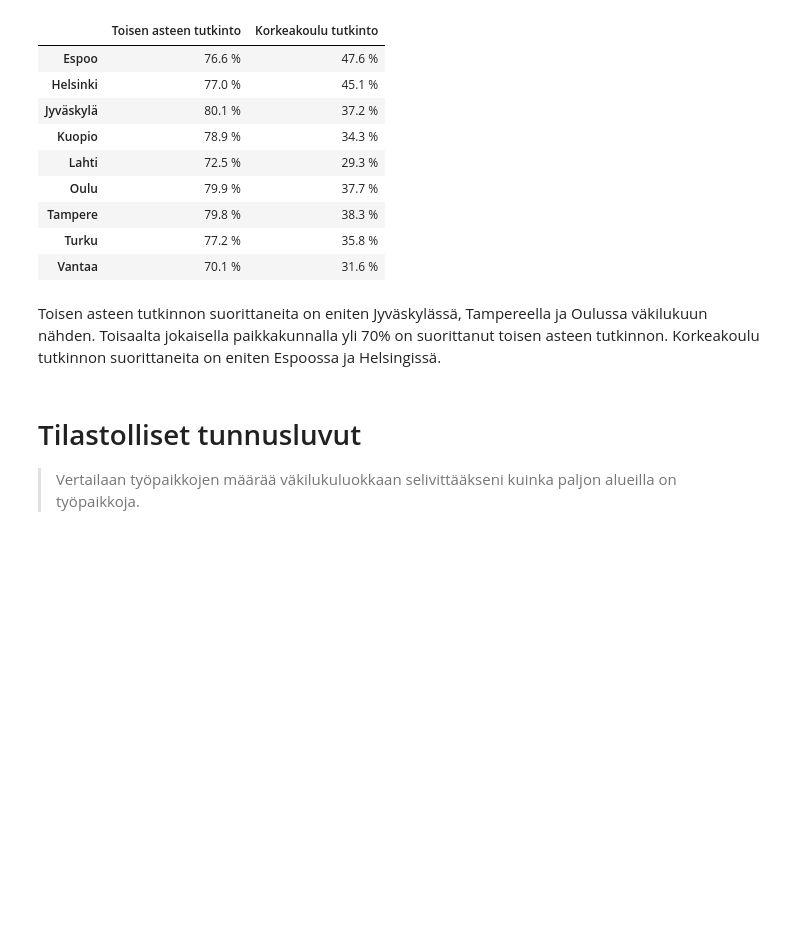
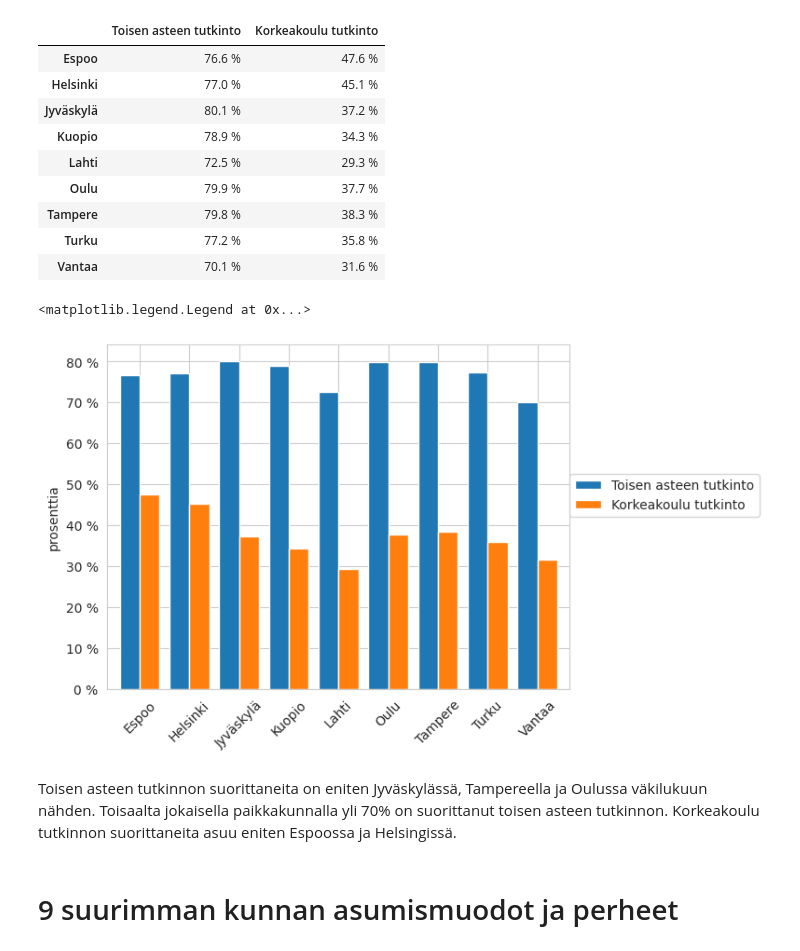
Before and after one commit to JennyMyy/Data-analytiikka, a Jupyter notebook: Kunnat.ipynb, the cells around one changed output. Drawn from its saved outputs; the diff is of its cells as text; code cells hidden in the pictures; blank space fills up the shorter version.

```diff
--- a/Kunnat.ipynb
+++ b/Kunnat.ipynb
@@ -242,9 +287,20 @@ df3.style.format('{:.1f} %').background_gradient(cmap='Greens')
 | Tampere | 79.8 % | 38.3 % |
 | Turku | 77.2 % | 35.8 % |
 | Vantaa | 70.1 % | 31.6 % |
+# %%
+# Tehdään vielä pylväskaavio
+
+df3.plot(kind = 'bar', width = 0.8, rot = 45)
+
+plt.ylabel(f'prosenttia')
+plt.gca().yaxis.set_major_formatter(ticks)
+
+# Selitteen sijoittelu
+plt.legend(loc=(1, 0.5))
+# %% [output]
+<matplotlib.legend.Legend at 0x...>
+[figure, added]
 # %% [markdown]
-Toisen asteen tutkinnon suorittaneita on eniten Jyväskylässä, Tampereella ja Oulussa väkilukuun nähden. Toisaalta jokaisella paikkakunnalla yli 70% on suorittanut toisen asteen tutkinnon. Korkeakoulu tutkinnon suorittaneita on eniten Espoossa ja Helsingissä.
+Toisen asteen tutkinnon suorittaneita on eniten Jyväskylässä, Tampereella ja Oulussa väkilukuun nähden. Toisaalta jokaisella paikkakunnalla yli 70% on suorittanut toisen asteen tutkinnon. Korkeakoulu tutkinnon suorittaneita asuu eniten Espoossa ja Helsingissä.
-# %% [markdown]
-# Tilastolliset tunnusluvut
-
-> Vertailaan työpaikkojen määrää väkilukuluokkaan selivittääkseni kuinka paljon alueilla on työpaikkoja.
+# %% [markdown]
+# 9 suurimman kunnan asumismuodot ja perheet
```
Also changed, not shown: parts of 23 cells of this notebook.
